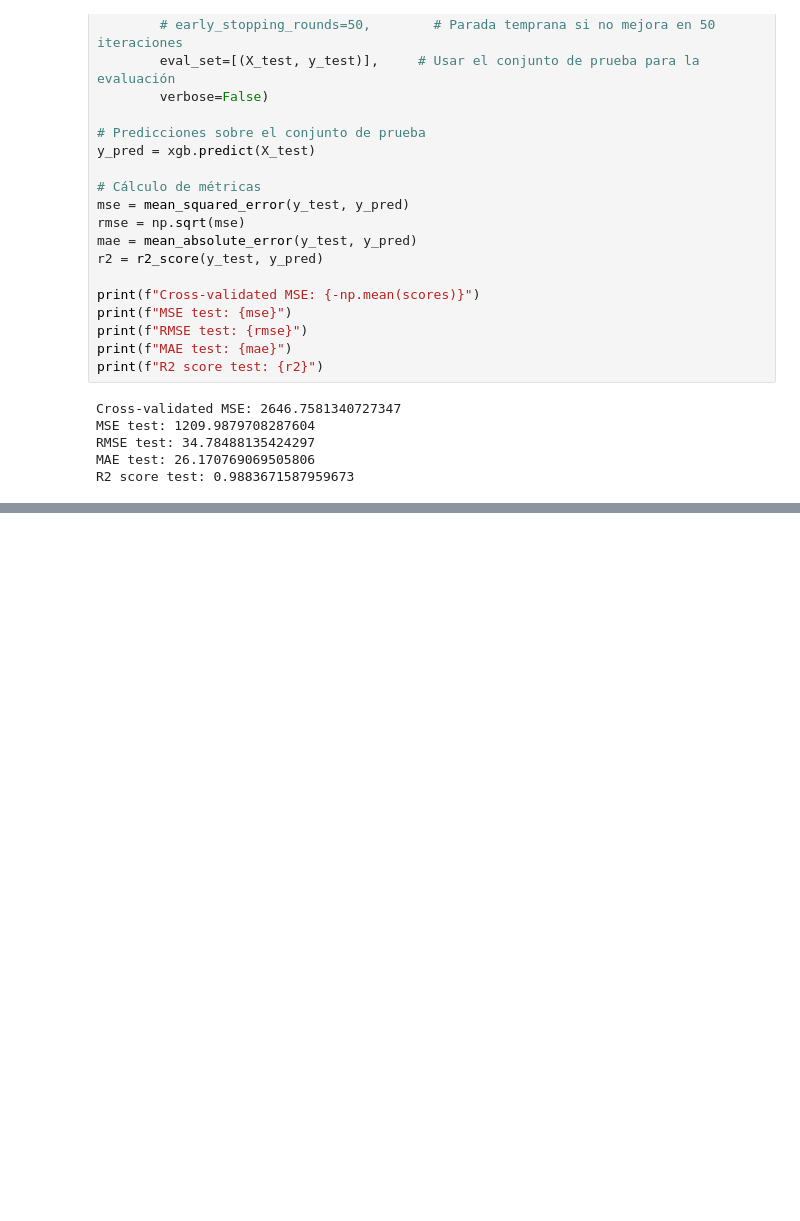
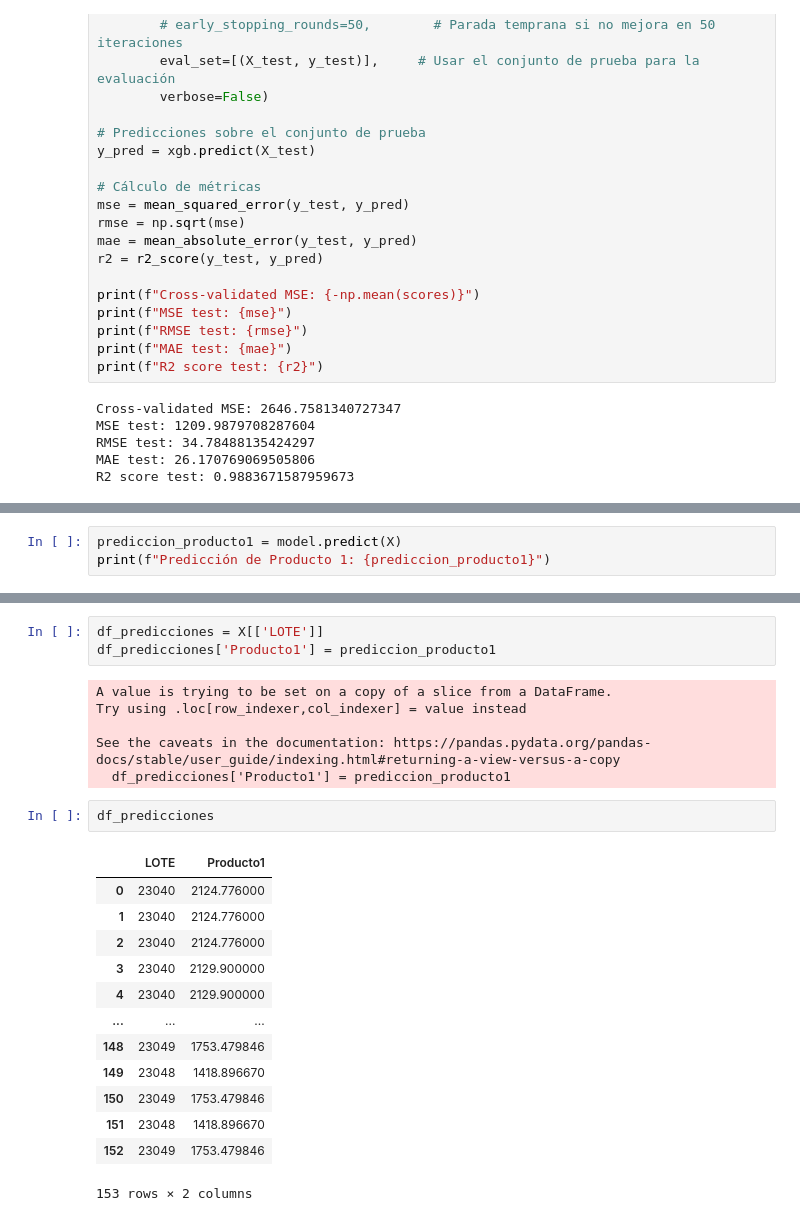
Before and after one commit to Carlos-Oliver-O/df_datathon, a Jupyter notebook: Prueba modelos con Producción y Cinéticos.ipynb, the cells around one changed output, grey strips where cells are left out. Drawn from its saved outputs; the diff is of its cells as text; blank space fills up the shorter version.

```diff
--- a/Prueba modelos con Producción y Cinéticos.ipynb
+++ b/Prueba modelos con Producción y Cinéticos.ipynb
@@ -366,0 +367,3 @@ Random Forest Test MSE: 175.01872117468818, R²: 0.9976849365181644
+# %%
+prediccion_producto1 = model.predict(X)
+print(f"Predicción de Producto 1: {prediccion_producto1}")
@@ -366,0 +388,25 @@ Random Forest Test MSE: 175.01872117468818, R²: 0.9976849365181644
+# %%
+df_predicciones = X[['LOTE']]
+df_predicciones['Producto1'] = prediccion_producto1
+# %% [output]
+A value is trying to be set on a copy of a slice from a DataFrame.
+Try using .loc[row_indexer,col_indexer] = value instead
+
+See the caveats in the documentation: https://pandas.pydata.org/pandas-docs/stable/user_guide/indexing.html#returning-a-view-versus-a-copy
+  df_predicciones['Producto1'] = prediccion_producto1
+# %%
+df_predicciones
+# %% [output]
+|  | LOTE | Producto1 |
+| 0 | 23040 | 2124.776000 |
+| 1 | 23040 | 2124.776000 |
+| 2 | 23040 | 2124.776000 |
+| 3 | 23040 | 2129.900000 |
+| 4 | 23040 | 2129.900000 |
+| ... | ... | ... |
+| 148 | 23049 | 1753.479846 |
+| 149 | 23048 | 1418.896670 |
+| 150 | 23049 | 1753.479846 |
+| 151 | 23048 | 1418.896670 |
+| 152 | 23049 | 1753.479846 |
+153 rows × 2 columns
```
Also changed, not shown: parts of 7 cells of this notebook, 2 other files.
